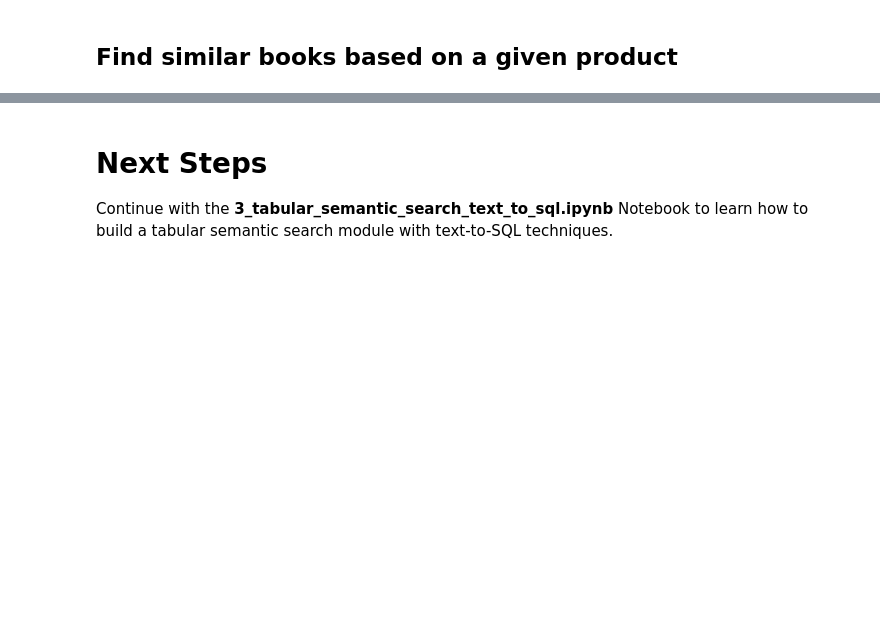
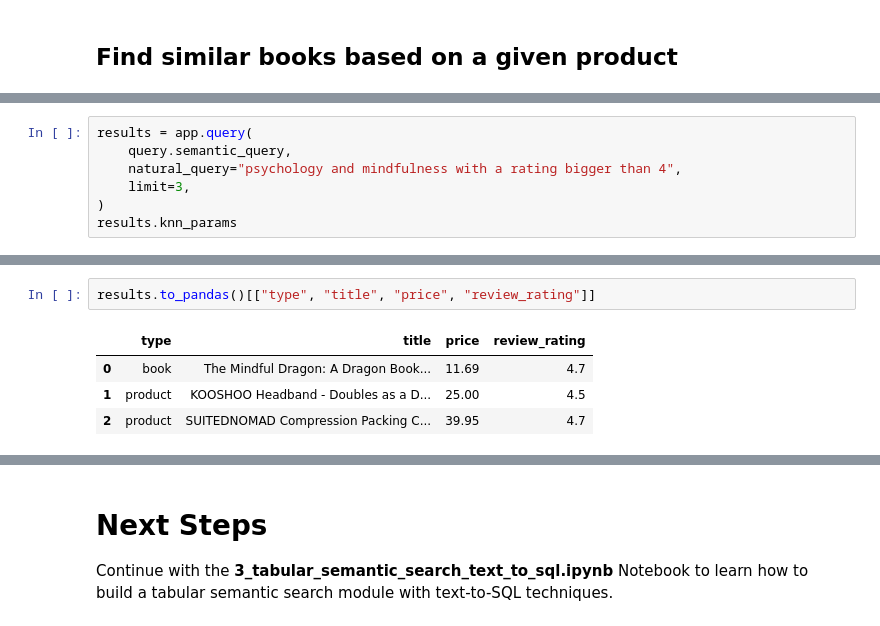
Before and after one commit to decodingml/tabular-semantic-search-tutorial, a Jupyter notebook: 2_tabular_semantic_search_superlinked.ipynb, the cells around one changed output, grey strips where cells are left out. Cells and saved outputs as stored; diff of their text form; blank space fills up the shorter version.

```diff
--- a/2_tabular_semantic_search_superlinked.ipynb
+++ b/2_tabular_semantic_search_superlinked.ipynb
@@ -270,0 +309,7 @@ results.to_pandas()
+# %%
+results = app.query(
+    query.semantic_query,
+    natural_query="psychology and mindfulness with a rating bigger than 4",
+    limit=3,
+)
+results.knn_params
@@ -270,0 +330,7 @@ results.to_pandas()
+# %%
+results.to_pandas()[["type", "title", "price", "review_rating"]]
+# %% [output]
+|  | type | title | price | review_rating |
+| 0 | book | The Mindful Dragon: A Dragon Book... | 11.69 | 4.7 |
+| 1 | product | KOOSHOO Headband - Doubles as a D... | 25.00 | 4.5 |
+| 2 | product | SUITEDNOMAD Compression Packing C... | 39.95 | 4.7 |
```
Also changed, not shown: parts of 32 cells of this notebook, 7 other files.
